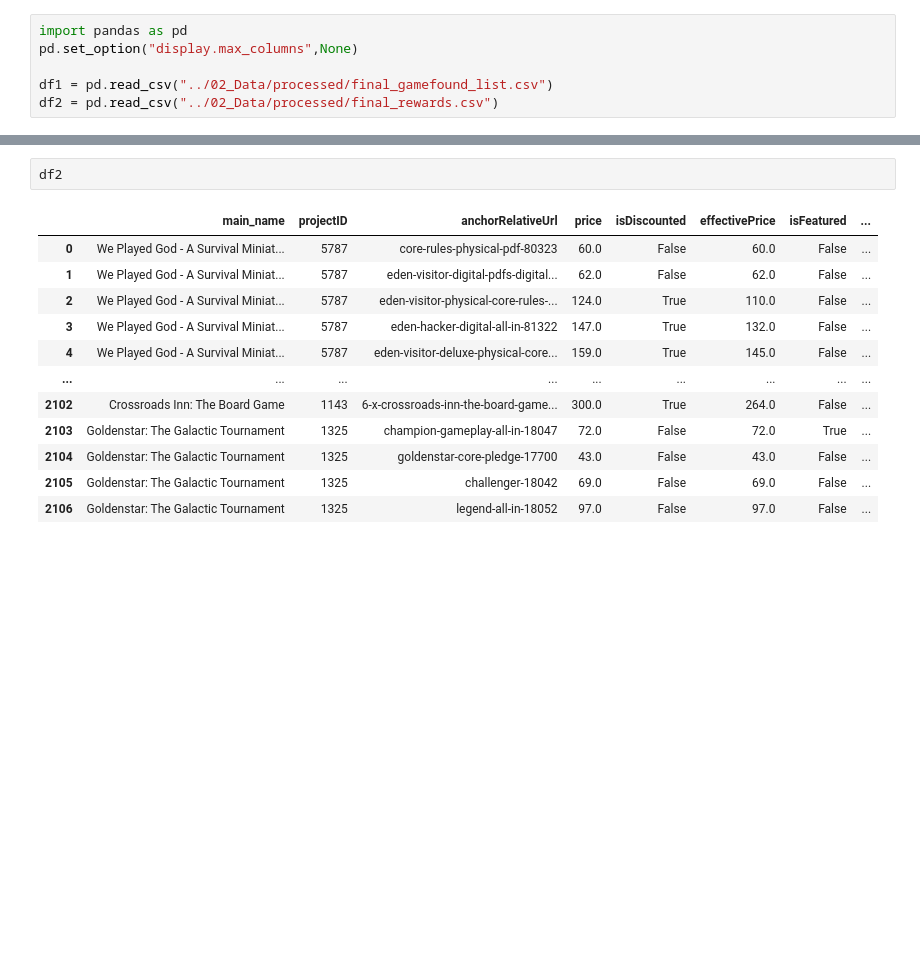
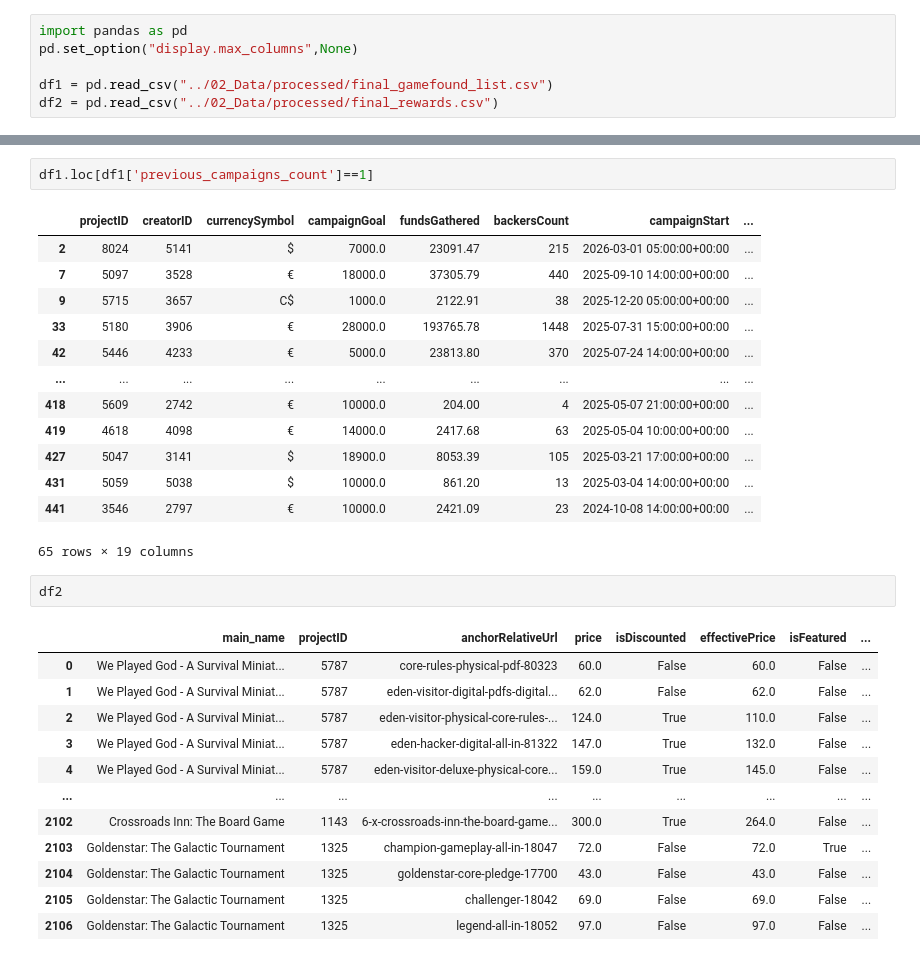
Before and after one commit to jjongseon/Asac-project, a Jupyter notebook: 01_Src/join_test.ipynb, the cells around one changed output, grey strips where cells are left out. Cells and saved outputs as stored; diff of their text form; blank space fills up the shorter version.

```diff
--- a/01_Src/join_test.ipynb
+++ b/01_Src/join_test.ipynb
@@ -106,3 +118,19 @@ Name: count, Length: 488, dtype: int64
+# %%
+df1.loc[df1['previous_campaigns_count']==1]
+# %% [output]
+|  | projectID | creatorID | currencySymbol | campaignGoal | fundsGathered | backersCount | campaignStart | ... |
+| 2 | 8024 | 5141 | $ | 7000.0 | 23091.47 | 215 | 2026-03-01 05:00:00+00:00 | ... |
+| 7 | 5097 | 3528 | € | 18000.0 | 37305.79 | 440 | 2025-09-10 14:00:00+00:00 | ... |
+| 9 | 5715 | 3657 | C$ | 1000.0 | 2122.91 | 38 | 2025-12-20 05:00:00+00:00 | ... |
+| 33 | 5180 | 3906 | € | 28000.0 | 193765.78 | 1448 | 2025-07-31 15:00:00+00:00 | ... |
+| 42 | 5446 | 4233 | € | 5000.0 | 23813.80 | 370 | 2025-07-24 14:00:00+00:00 | ... |
+| ... | ... | ... | ... | ... | ... | ... | ... | ... |
+| 418 | 5609 | 2742 | € | 10000.0 | 204.00 | 4 | 2025-05-07 21:00:00+00:00 | ... |
+| 419 | 4618 | 4098 | € | 14000.0 | 2417.68 | 63 | 2025-05-04 10:00:00+00:00 | ... |
+| 427 | 5047 | 3141 | $ | 18900.0 | 8053.39 | 105 | 2025-03-21 17:00:00+00:00 | ... |
+| 431 | 5059 | 5038 | $ | 10000.0 | 861.20 | 13 | 2025-03-04 14:00:00+00:00 | ... |
+| 441 | 3546 | 2797 | € | 10000.0 | 2421.09 | 23 | 2024-10-08 14:00:00+00:00 | ... |
+65 rows × 19 columns
 # %%
 df2
 # %% [output]
```
Also changed, not shown: parts of 13 cells of this notebook.
